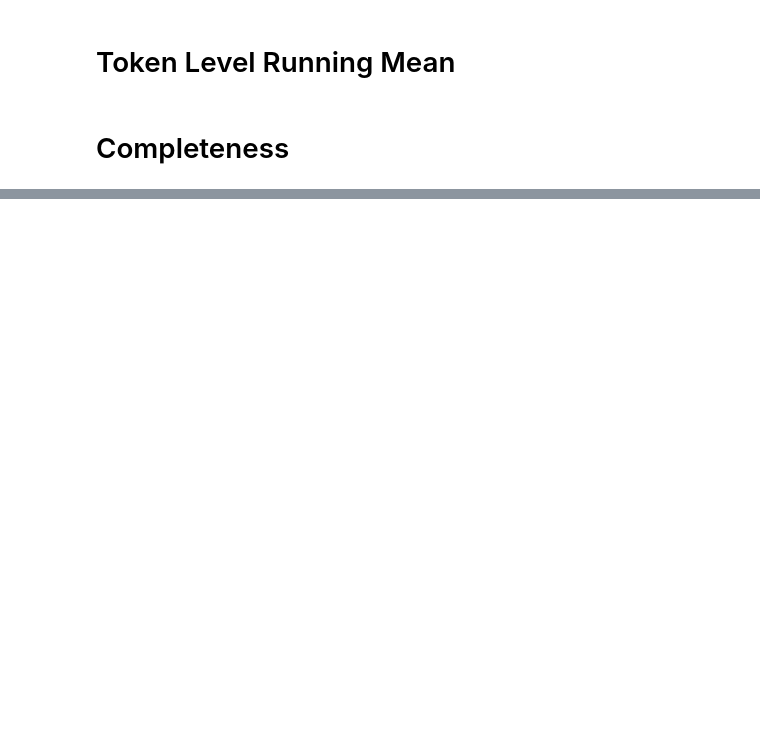
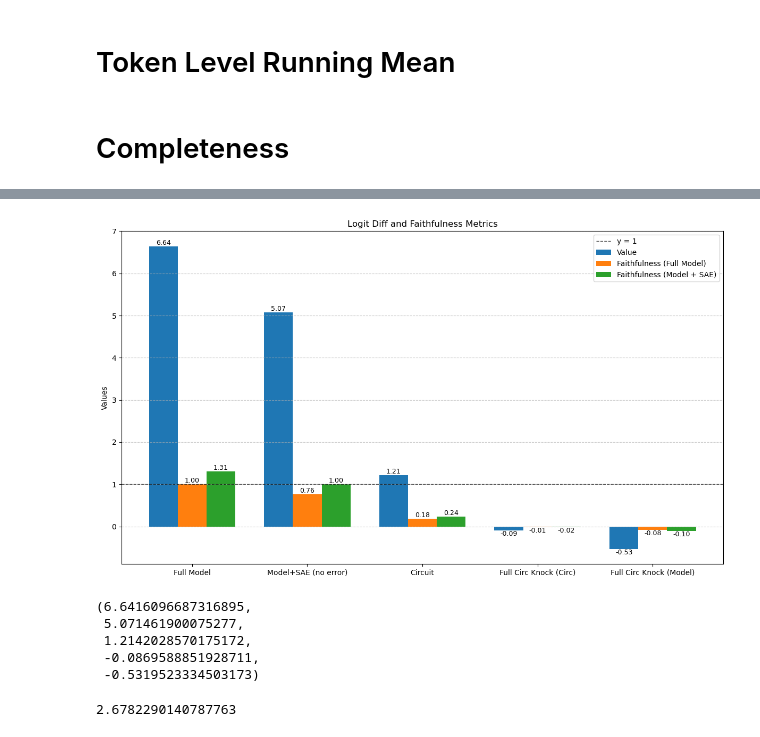
Before and after one commit to NainaniJatinZ/CircuitAnalysisSAEs, a Jupyter notebook: mask_finding/mean_mask.ipynb, the cells around one changed output, grey strips where cells are left out. Cells and saved outputs as stored; diff of their text form; code cells hidden in the pictures; blank space fills up the shorter version.

```diff
--- a/mask_finding/mean_mask.ipynb
+++ b/mask_finding/mean_mask.ipynb
@@ -498,0 +500,6 @@ F(M \ K): 3.792098601659139
+# %%
+complement_set = list(set(range(saes[0].cfg.d_sae)) - set(mean_circuit[f"blocks.{layer}.hook_resid_post"]))
+for i in range(300):
+    if complement_set[i] != i:
+        print(i)
+        break
@@ -498,0 +812,69 @@ F(M \ K): 3.792098601659139
+# %%
+import matplotlib.pyplot as plt
+import numpy as np
+
+# Data
+labels = [
+    "Full Model",
+    "Model+SAE (no error)",
+    "Circuit",
+    "Full Circ Knock (Circ)",
+    "Full Circ Knock (Model)"
+]
+values = [
+    full_model_logit_diff, model_logit_diff, circuit_logit_diff, full_circ_knock_circ, full_circ_knock_model
+]
+
+# Calculate faithfulness metrics
+faithfulness_full_model = [val / values[0] for val in values]
+faithfulness_model = [val / values[1] if values[1] != 0 else 0 for val in values]
+
+# Bar positions
+x = np.arange(len(labels))
+width = 0.25  # Width of each bar
+
+# Plot
+plt.figure(figsize=(12, 7))
+
+# Plot bars for the raw values, faithfulness (full model), and faithfulness (model + sae, no error)
+bars1 = plt.bar(x - width, values, width, label="Value")
+bars2 = plt.bar(x, faithfulness_full_model, width, label="Faithfulness (Full Model)")
+bars3 = plt.bar(x + width, faithfulness_model, width, label="Faithfulness (Model + SAE)")
+
+# Add a dotted line at y = 1
+plt.axhline(1, color='black', linestyle='--', linewidth=1, alpha=0.7, label="y = 1")
+
+# Add value labels on top of each bar
+for bars in [bars1, bars2, bars3]:
+    for bar in bars:
+        yval = bar.get_height()
+        plt.text(
+            bar.get_x() + bar.get_width() / 2,
+            yval,
+            f"{yval:.2f}",
+            ha='center',
+            va='bottom' if yval >= 0 else 'top',  # Adjust position for negative bars
+            fontsize=9
+        )
+
+
+# Customization
+plt.xticks(x, labels, rotation=0) #, ha='right')
+plt.ylabel("Values")
+plt.title("Logit Diff and Faithfulness Metrics")
+plt.legend()
+plt.grid(axis='y', linestyle='--', alpha=0.7)
+
+# Show plot
+plt.tight_layout()
+plt.show()
+# %% [output]
+[figure, added]
+# %%
+full_model_logit_diff, model_logit_diff, circuit_logit_diff, full_circ_knock_circ, full_circ_knock_model
+# %% [output]
+(6.6416096687316895,
+ 5.071461900075277,
+ 1.2142028570175172,
+ -0.0869588851928711,
+ -0.5319523334503173)
@@ -498,0 +885,4 @@ F(M \ K): 3.792098601659139
+# %%
+model_logit_diff - circuit_logit_diff
+# %% [output]
+2.6782290140787763
```
Also changed, not shown: parts of 33 cells of this notebook, 6 other files.
